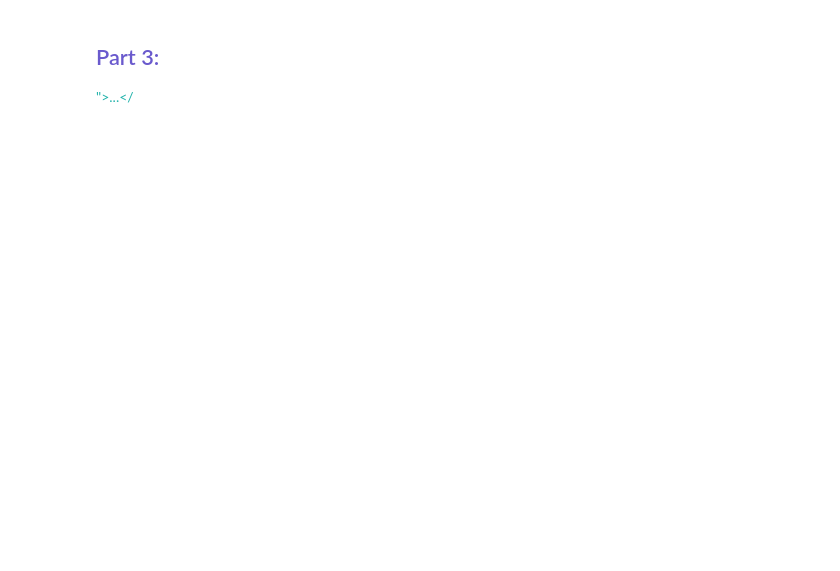
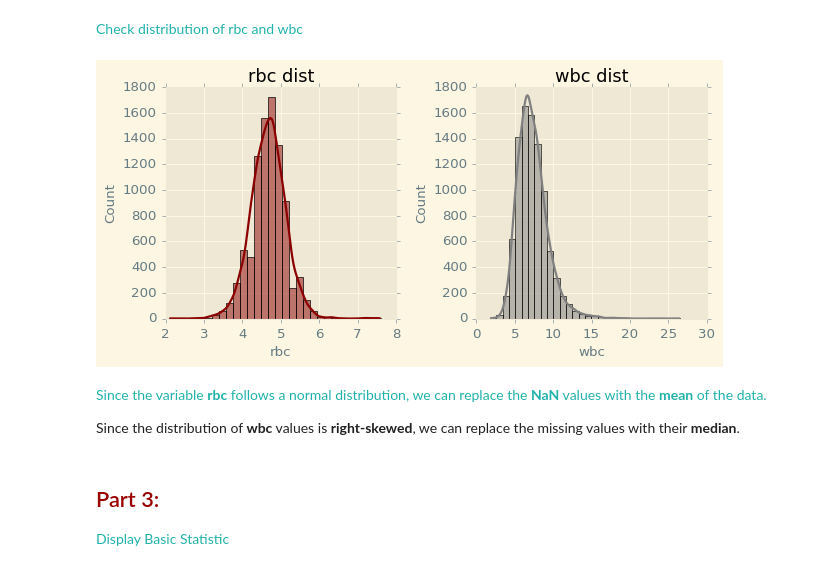
Before and after one commit to erfan-f/Data-Science-Course, a Jupyter notebook: CA0/Q3.ipynb, the cells around one changed output. Cells and saved outputs as stored; diff of their text form; code cells hidden in the pictures; blank space fills up the shorter version.

```diff
--- a/CA0/Q3.ipynb
+++ b/CA0/Q3.ipynb
@@ -44,0 +51,20 @@ plt.show()
+# %% [markdown]
+<font color="#20B2AA">Check distribution of rbc and wbc</font>
+# %%
+import seaborn as sns
+
+plt.style.use("Solarize_Light2")
+fig, axes = plt.subplots(1, 2, figsize=(8,4))
+sns.histplot(df['rbc'], kde=True, bins=30, color='darkred', label='rbc', ax=axes[0])
+axes[0].set_title("rbc dist")
+sns.histplot(df['wbc'], kde=True, bins=30, color='gray', label='wbc', ax=axes[1])
+axes[1].set_title("wbc dist")
+
+plt.tight_layout()
+plt.show()
+# %% [output]
+[figure, added]
+# %% [markdown]
+<font color="#20B2AA">Since the variable **rbc** follows a normal distribution, we can replace the **NaN** values with the **mean** of the data.
+
+Since the distribution of **wbc** values is **right-skewed**, we can replace the missing values with their **median**.</font>
@@ -45,6 +74,6 @@ plt.show()
 # %% [markdown]
-## <span style="color: #6A5ACD;">Part 3:</span>
-<font color="#20B2AA">">...</</font>
+## <span style="color: #990000;">Part 3:</span>
+<font color="#20B2AA">Display Basic Statistic</font>
 # %%
 desc_df = df.describe()
 
```
Also changed, not shown: parts of 20 cells of this notebook.
